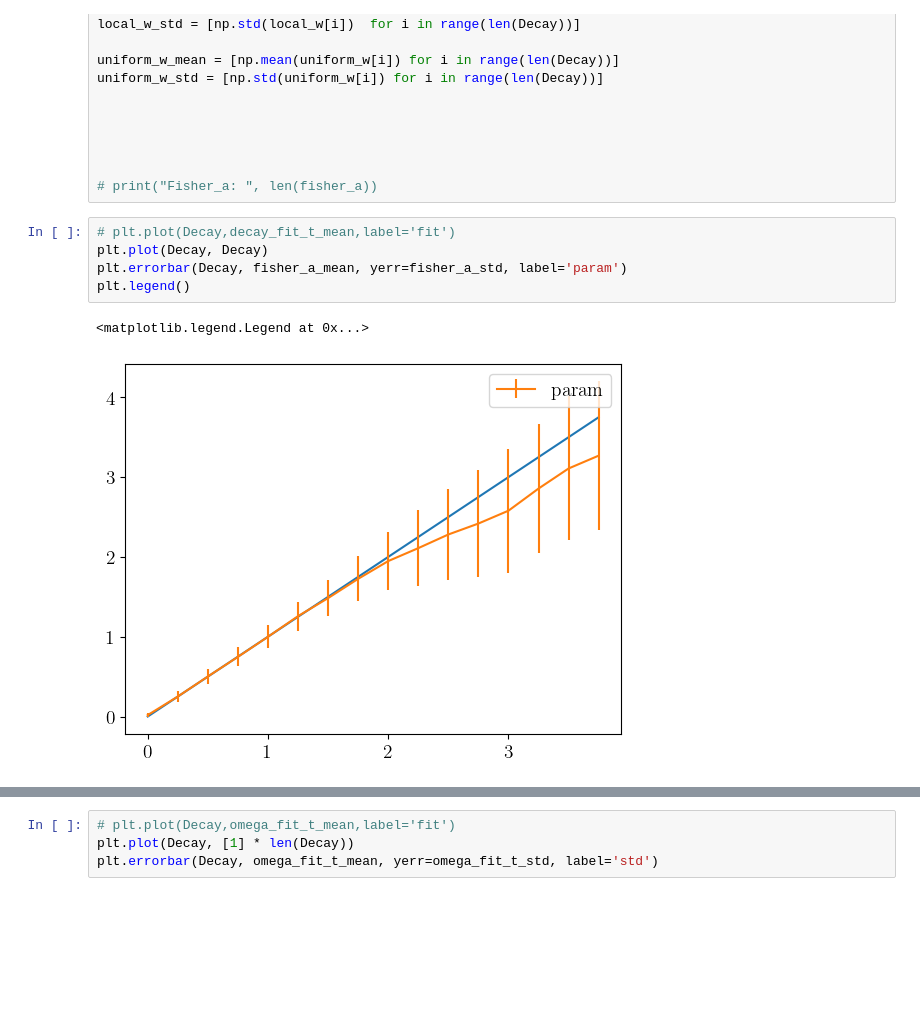
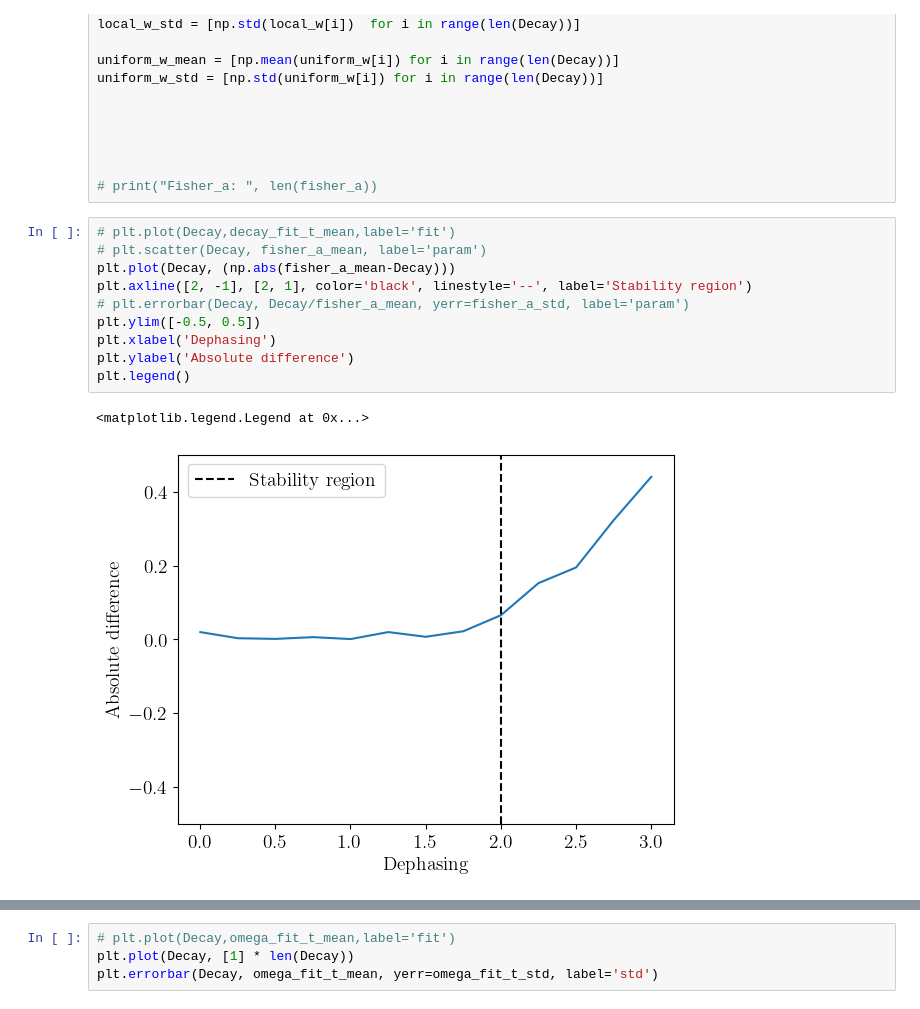
Before and after one commit to Davidkatom/Crosstalk, a Jupyter notebook: Comparisons/error_vs_decay.ipynb, the cells around one changed output, grey strips where cells are left out. Cells and saved outputs as stored; diff of their text form; blank space fills up the shorter version.

```diff
--- a/Comparisons/error_vs_decay.ipynb
+++ b/Comparisons/error_vs_decay.ipynb
@@ -452,9 +381,14 @@ uniform_w_std = [np.std(uniform_w[i]) for i in range(len(Decay))]
 # print("Fisher_a: ", len(fisher_a))
 # %%
 # plt.plot(Decay,decay_fit_t_mean,label='fit')
-plt.plot(Decay, Decay)
-plt.errorbar(Decay, fisher_a_mean, yerr=fisher_a_std, label='param')
+# plt.scatter(Decay, fisher_a_mean, label='param')
+plt.plot(Decay, (np.abs(fisher_a_mean-Decay)))
+plt.axline([2, -1], [2, 1], color='black', linestyle='--', label='Stability region')
+# plt.errorbar(Decay, Decay/fisher_a_mean, yerr=fisher_a_std, label='param')
+plt.ylim([-0.5, 0.5])
+plt.xlabel('Dephasing')
+plt.ylabel('Absolute difference')
 plt.legend()
 # %% [output]
 <matplotlib.legend.Legend at 0x...>
-[figure, old version]
+[figure, new version]
```
Also changed, not shown: parts of 9 cells of this notebook, 1 other file.
